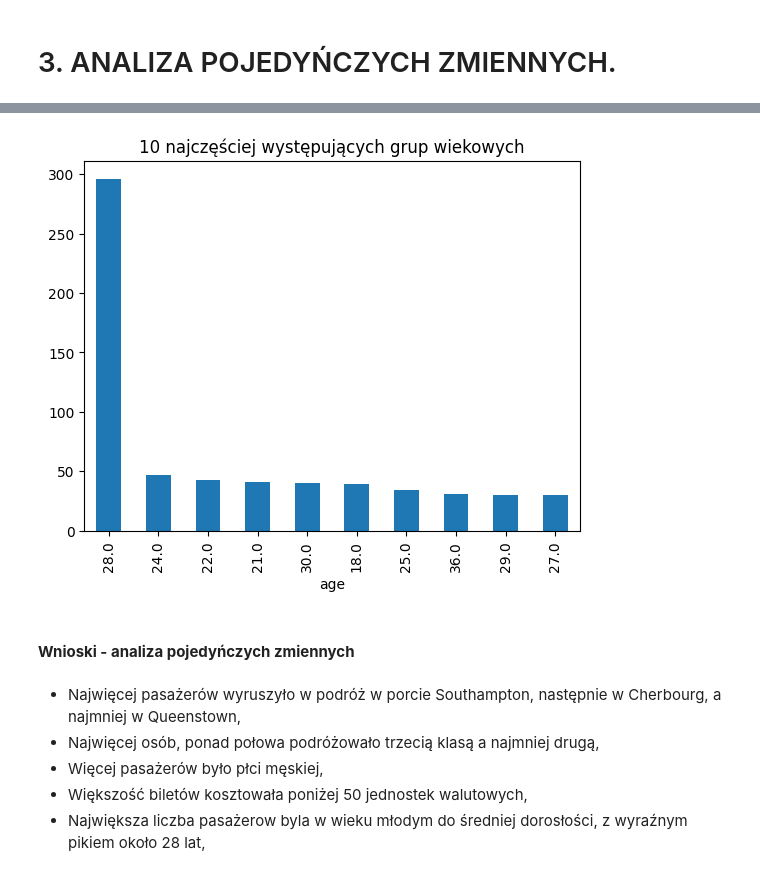
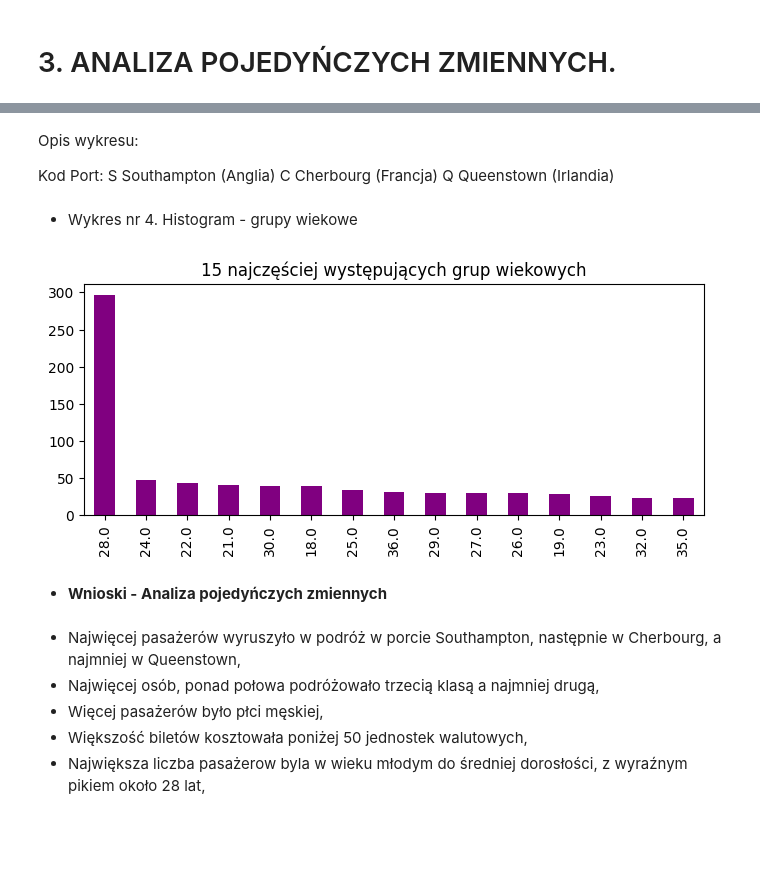
Before and after one commit to JarekD4/ds_ai_portfolio, a Jupyter notebook: docs/titanic/titanic.ipynb, the cells around one changed output, grey strips where cells are left out. Cells and saved outputs as stored; diff of their text form; code cells hidden in the pictures; blank space fills up the shorter version.

```diff
--- a/docs/titanic/titanic.ipynb
+++ b/docs/titanic/titanic.ipynb
@@ -65,5 +72,5 @@ import pandas as pd
 # %%
-df = pd.read_csv('26__titanic.csv', sep=",")
+df = pd.read_csv('titanic.csv', sep=",")
 df
 # %% [output]
 |  | pclass | survived | name | sex | age | sibsp | parch | ticket | fare | cabin | embarked | ... |
@@ -195,9 +206,6 @@ body             38
 home.dest       129
 relationship      8
 dtype: int64
-# %%
-# Usunięcie kolumn 'ticket', 'cabin', 'boat', 'body' i 'home.dest' z dataframe
-df.drop(columns=['ticket', 'cabin', 'boat', 'body', 'home.dest'], inplace=True)
 # %%
 # Ponowne sprawdzenie brakujących wartości w każdej kolumnie
 missing_values = df.isnull().sum()
@@ -303,10 +328,22 @@ Name: count, dtype: int64
+# %% [markdown]
+Opis wykresu:
+
+Kod	Port:
+S	Southampton (Anglia)
+C	Cherbourg (Francja)
+Q	Queenstown (Irlandia)
+# %% [markdown]
+* Wykres nr 4. Histogram - grupy wiekowe
 # %%
-top_ages = df['age'].value_counts().head(10)
-top_ages.plot(kind = 'bar', title = '10 najczęściej występujących grup wiekowych');
+
+
+plt.figure(figsize=(8, 3))  # ⬅️ rozmiar wykresu w calach
+top_ages = df['age'].value_counts().head(15)
+top_ages.plot(kind='bar', title='15 najczęściej występujących grup wiekowych', color='purple');
 # %% [output]
-[figure, old version]
+[figure, new version]
 # %% [markdown]
-#### **Wnioski - analiza pojedyńczych zmiennych**
+* **Wnioski - Analiza pojedyńczych zmiennych**
 # %% [markdown]
 - Najwięcej pasażerów wyruszyło w podróż w porcie Southampton, następnie w Cherbourg, a najmniej w Queenstown,
 - Najwięcej osób, ponad połowa podróżowało trzecią klasą a najmniej drugą,
```
Also changed, not shown: parts of 53 cells of this notebook, 4 other files.
